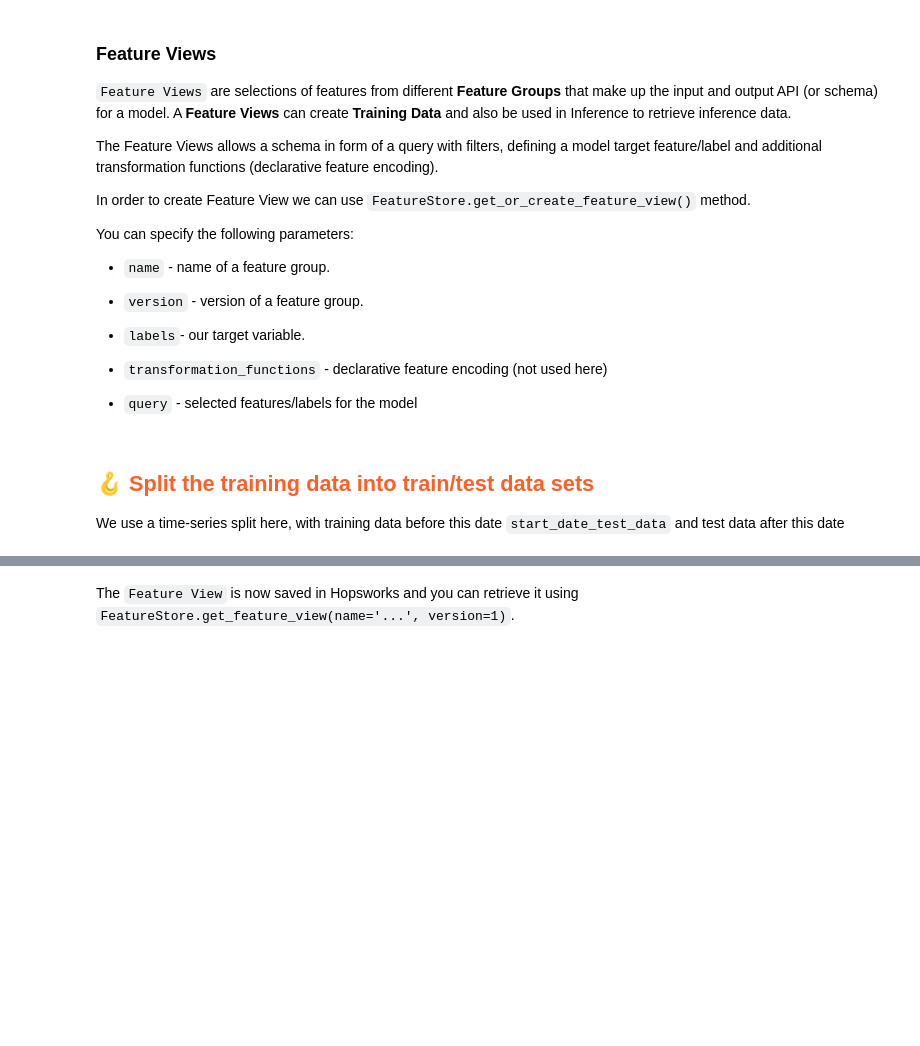
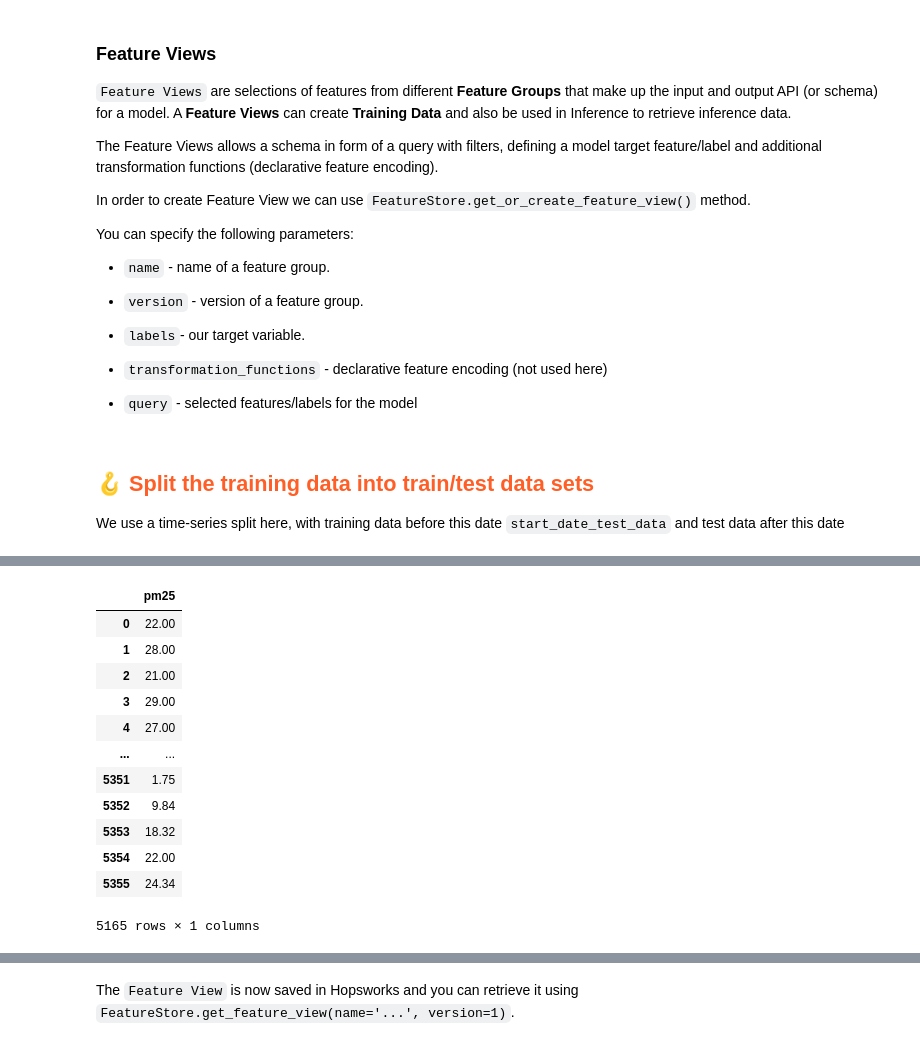
Before and after one commit to featurestorebook/mlfs-book, a Jupyter notebook: notebooks/airquality/3_air_quality_training_pipeline.ipynb, the cells around one changed output, grey strips where cells are left out. Cells and saved outputs as stored; diff of their text form; code cells hidden in the pictures; blank space fills up the shorter version.

```diff
--- a/notebooks/airquality/3_air_quality_training_pipeline.ipynb
+++ b/notebooks/airquality/3_air_quality_training_pipeline.ipynb
@@ -174,3 +186,19 @@ X_train
+# %%
+y_train
+# %% [output]
+|  | pm25 |
+| 0 | 22.00 |
+| 1 | 28.00 |
+| 2 | 21.00 |
+| 3 | 29.00 |
+| 4 | 27.00 |
+| ... | ... |
+| 5351 | 1.75 |
+| 5352 | 9.84 |
+| 5353 | 18.32 |
+| 5354 | 22.00 |
+| 5355 | 24.34 |
+5165 rows × 1 columns
 # %%
 X_features = X_train.drop(columns=['date'])
 X_test_features = X_test.drop(columns=['date'])
```
Also changed, not shown: parts of 13 cells of this notebook, 8 other files.
